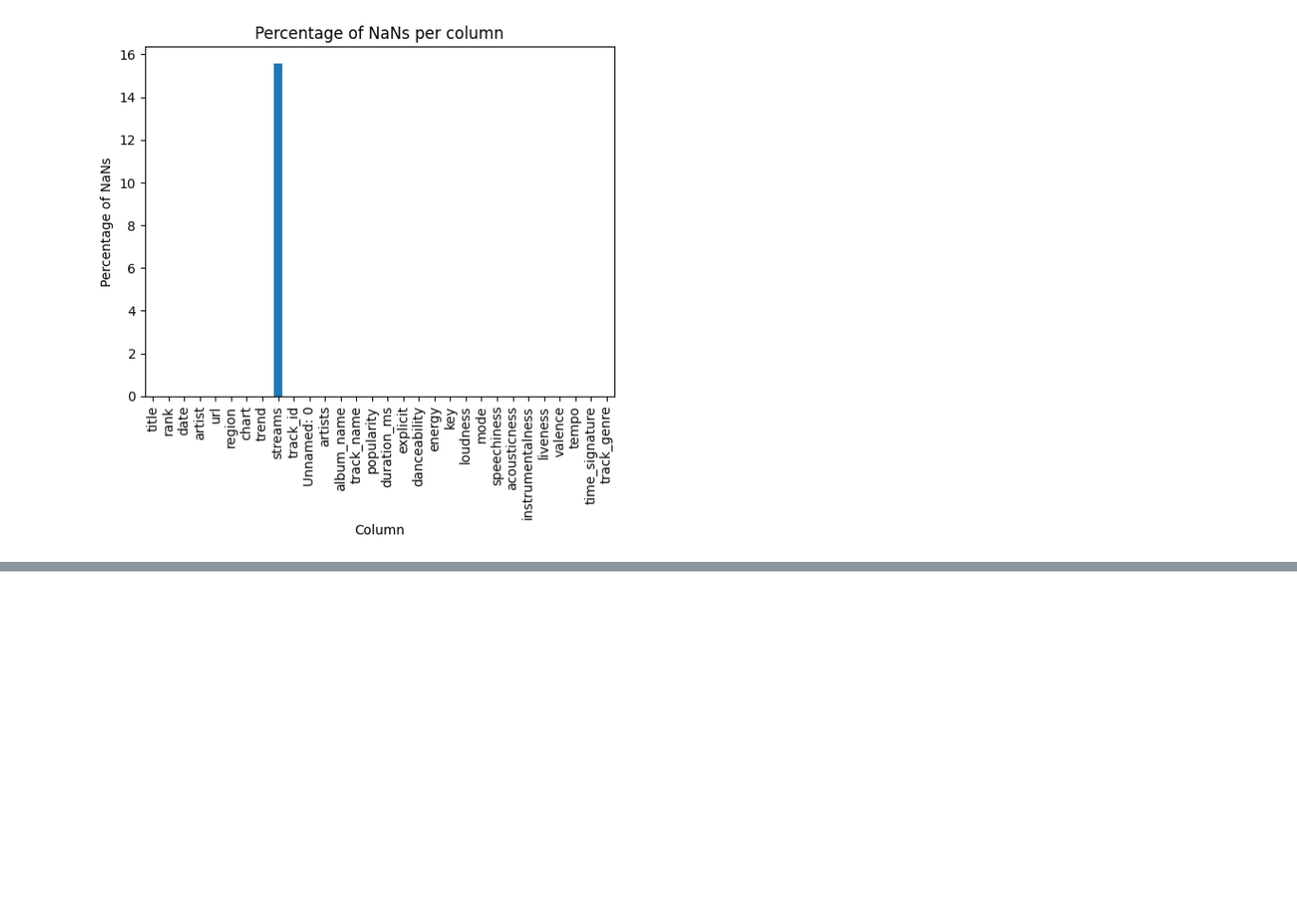
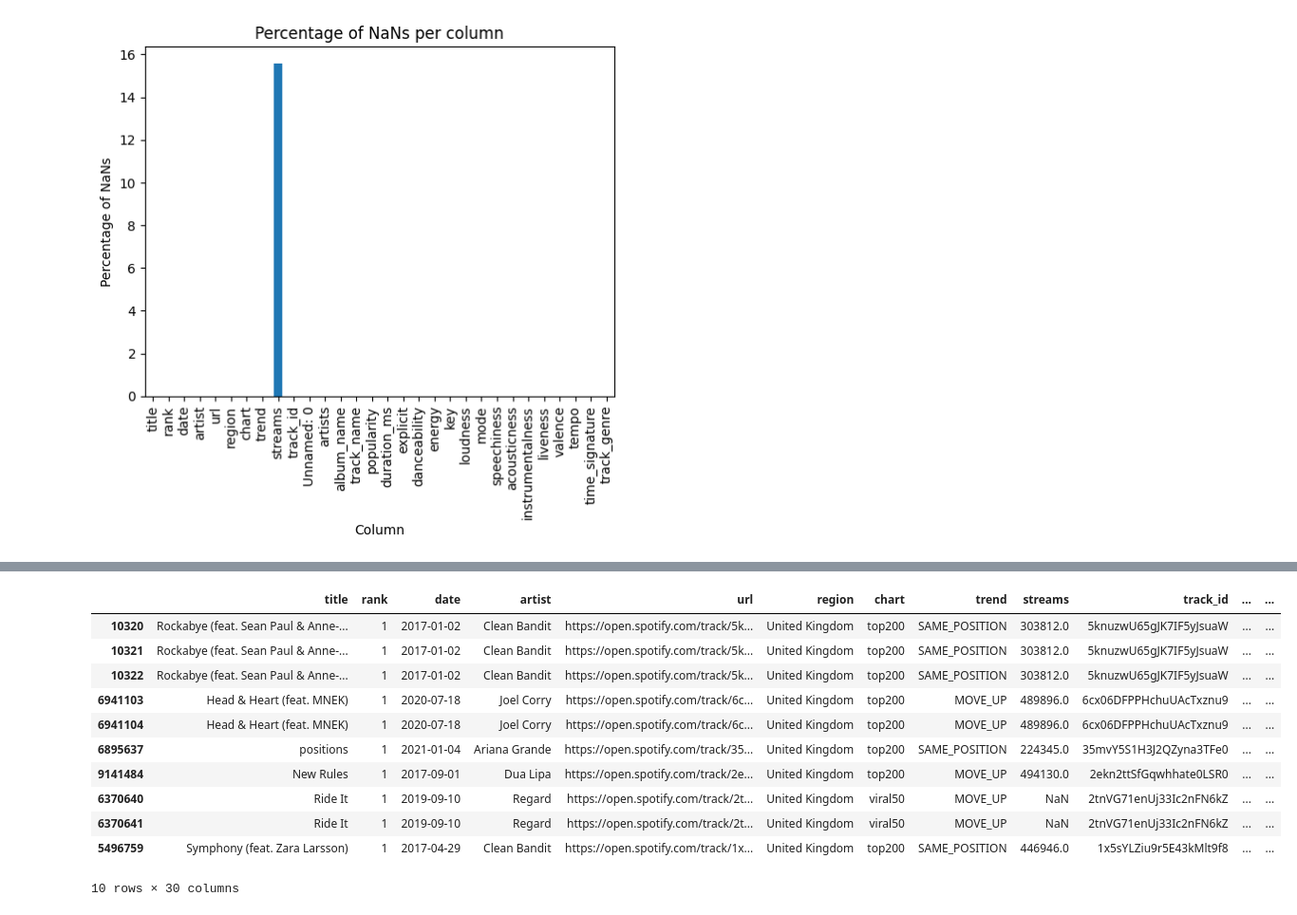
Before and after one commit to com-480-data-visualization/com-480-TnT, a Jupyter notebook: data_exploration.ipynb, the cells around one changed output, grey strips where cells are left out. Shown at 95% size. Drawn from its saved outputs; the diff is of its cells as text; code cells hidden in the pictures; blank space fills up the shorter version.

```diff
--- a/data_exploration.ipynb
+++ b/data_exploration.ipynb
@@ -279 +408,20 @@ plt.savefig("nans_per_column.png", bbox_inches='tight')
+# %%
+# Get the top 10 best ranked songs in the UK
+uk_best_ranked = merged_pd[merged_pd.region == "United Kingdom"]
+uk_best_ranked = uk_best_ranked.sort_values(by="rank", ascending=True)
+uk_best_ranked = uk_best_ranked[:10]
+uk_best_ranked
+# %% [output]
+|  | title | rank | date | artist | url | region | chart | trend | streams | track_id | ... | ... |
+| 10320 | Rockabye (feat. Sean Paul & Anne-... | 1 | 2017-01-02 | Clean Bandit | https://open.spotify.com/track/5k... | United Kingdom | top200 | SAME_POSITION | 303812.0 | 5knuzwU65gJK7IF5yJsuaW | ... | ... |
+| 10321 | Rockabye (feat. Sean Paul & Anne-... | 1 | 2017-01-02 | Clean Bandit | https://open.spotify.com/track/5k... | United Kingdom | top200 | SAME_POSITION | 303812.0 | 5knuzwU65gJK7IF5yJsuaW | ... | ... |
+| 10322 | Rockabye (feat. Sean Paul & Anne-... | 1 | 2017-01-02 | Clean Bandit | https://open.spotify.com/track/5k... | United Kingdom | top200 | SAME_POSITION | 303812.0 | 5knuzwU65gJK7IF5yJsuaW | ... | ... |
+| 6941103 | Head & Heart (feat. MNEK) | 1 | 2020-07-18 | Joel Corry | https://open.spotify.com/track/6c... | United Kingdom | top200 | MOVE_UP | 489896.0 | 6cx06DFPPHchuUAcTxznu9 | ... | ... |
+| 6941104 | Head & Heart (feat. MNEK) | 1 | 2020-07-18 | Joel Corry | https://open.spotify.com/track/6c... | United Kingdom | top200 | MOVE_UP | 489896.0 | 6cx06DFPPHchuUAcTxznu9 | ... | ... |
+| 6895637 | positions | 1 | 2021-01-04 | Ariana Grande | https://open.spotify.com/track/35... | United Kingdom | top200 | SAME_POSITION | 224345.0 | 35mvY5S1H3J2QZyna3TFe0 | ... | ... |
+| 9141484 | New Rules | 1 | 2017-09-01 | Dua Lipa | https://open.spotify.com/track/2e... | United Kingdom | top200 | MOVE_UP | 494130.0 | 2ekn2ttSfGqwhhate0LSR0 | ... | ... |
+| 6370640 | Ride It | 1 | 2019-09-10 | Regard | https://open.spotify.com/track/2t... | United Kingdom | viral50 | MOVE_UP | NaN | 2tnVG71enUj33Ic2nFN6kZ | ... | ... |
+| 6370641 | Ride It | 1 | 2019-09-10 | Regard | https://open.spotify.com/track/2t... | United Kingdom | viral50 | MOVE_UP | NaN | 2tnVG71enUj33Ic2nFN6kZ | ... | ... |
+| 5496759 | Symphony (feat. Zara Larsson) | 1 | 2017-04-29 | Clean Bandit | https://open.spotify.com/track/1x... | United Kingdom | top200 | SAME_POSITION | 446946.0 | 1x5sYLZiu9r5E43kMlt9f8 | ... | ... |
+10 rows × 30 columns
 # %%
```
Also changed, not shown: parts of 13 cells of this notebook, 4 other files.
